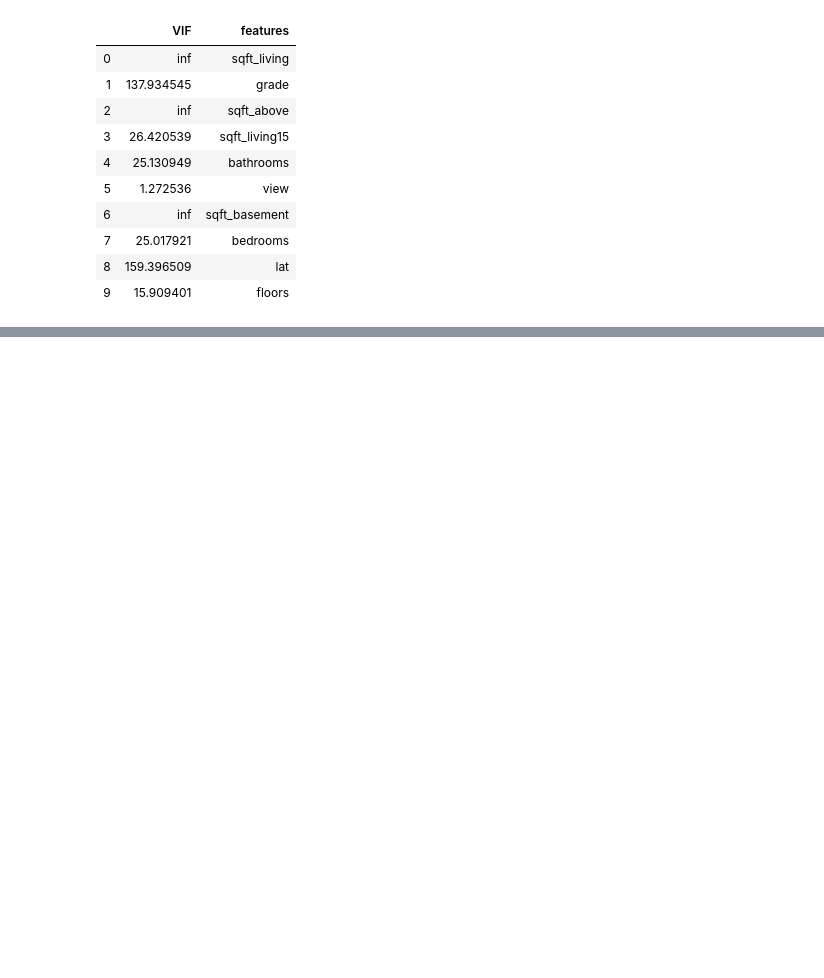
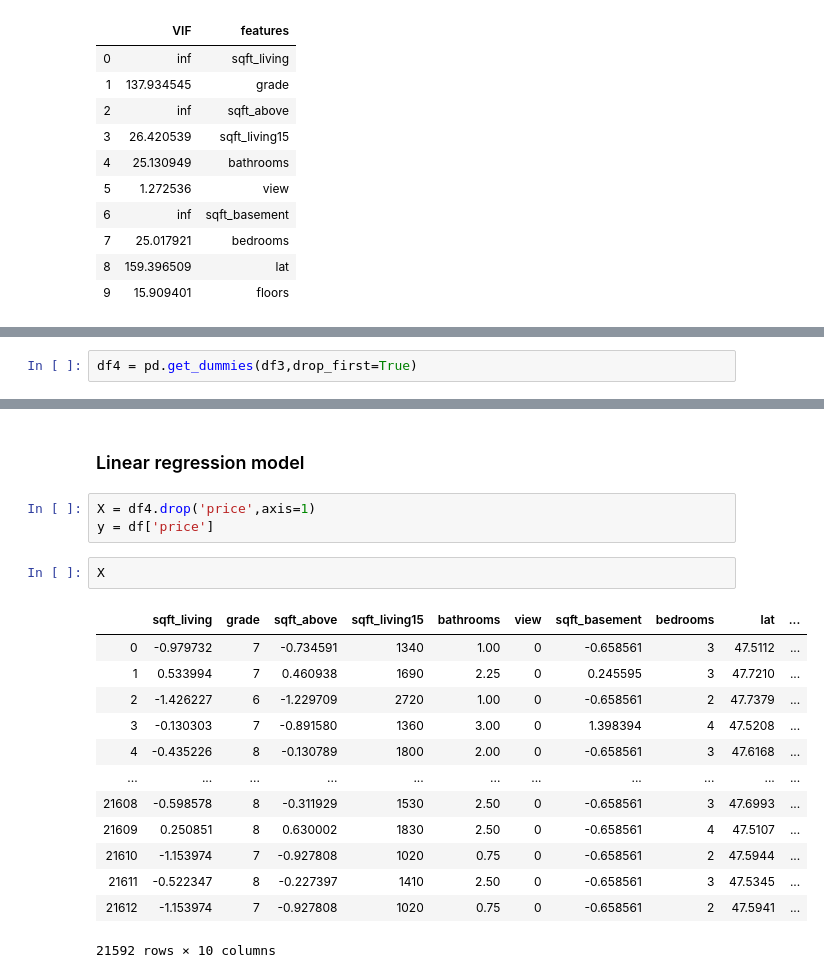
Before and after one commit to DennisNgugi/kc-house-prediction, a Jupyter notebook: KC house data.ipynb, the cells around one changed output, grey strips where cells are left out. Cells and saved outputs as stored; diff of their text form; blank space fills up the shorter version.

Commit message:
Categorical dummies

```diff
--- a/KC house data.ipynb
+++ b/KC house data.ipynb
@@ -385,0 +379,2 @@ vif
+# %%
+df4 = pd.get_dummies(df3,drop_first=True)
@@ -385,0 +390,21 @@ vif
+# %% [markdown]
+### Linear regression model
+# %%
+X = df4.drop('price',axis=1)
+y = df['price']
+# %%
+X
+# %% [output]
+|  | sqft_living | grade | sqft_above | sqft_living15 | bathrooms | view | sqft_basement | bedrooms | lat | ... |
+| 0 | -0.979732 | 7 | -0.734591 | 1340 | 1.00 | 0 | -0.658561 | 3 | 47.5112 | ... |
+| 1 | 0.533994 | 7 | 0.460938 | 1690 | 2.25 | 0 | 0.245595 | 3 | 47.7210 | ... |
+| 2 | -1.426227 | 6 | -1.229709 | 2720 | 1.00 | 0 | -0.658561 | 2 | 47.7379 | ... |
+| 3 | -0.130303 | 7 | -0.891580 | 1360 | 3.00 | 0 | 1.398394 | 4 | 47.5208 | ... |
+| 4 | -0.435226 | 8 | -0.130789 | 1800 | 2.00 | 0 | -0.658561 | 3 | 47.6168 | ... |
+| ... | ... | ... | ... | ... | ... | ... | ... | ... | ... | ... |
+| 21608 | -0.598578 | 8 | -0.311929 | 1530 | 2.50 | 0 | -0.658561 | 3 | 47.6993 | ... |
+| 21609 | 0.250851 | 8 | 0.630002 | 1830 | 2.50 | 0 | -0.658561 | 4 | 47.5107 | ... |
+| 21610 | -1.153974 | 7 | -0.927808 | 1020 | 0.75 | 0 | -0.658561 | 2 | 47.5944 | ... |
+| 21611 | -0.522347 | 8 | -0.227397 | 1410 | 2.50 | 0 | -0.658561 | 3 | 47.5345 | ... |
+| 21612 | -1.153974 | 7 | -0.927808 | 1020 | 0.75 | 0 | -0.658561 | 2 | 47.5941 | ... |
+21592 rows × 10 columns
```
Also changed, not shown: parts of 4 cells of this notebook.
